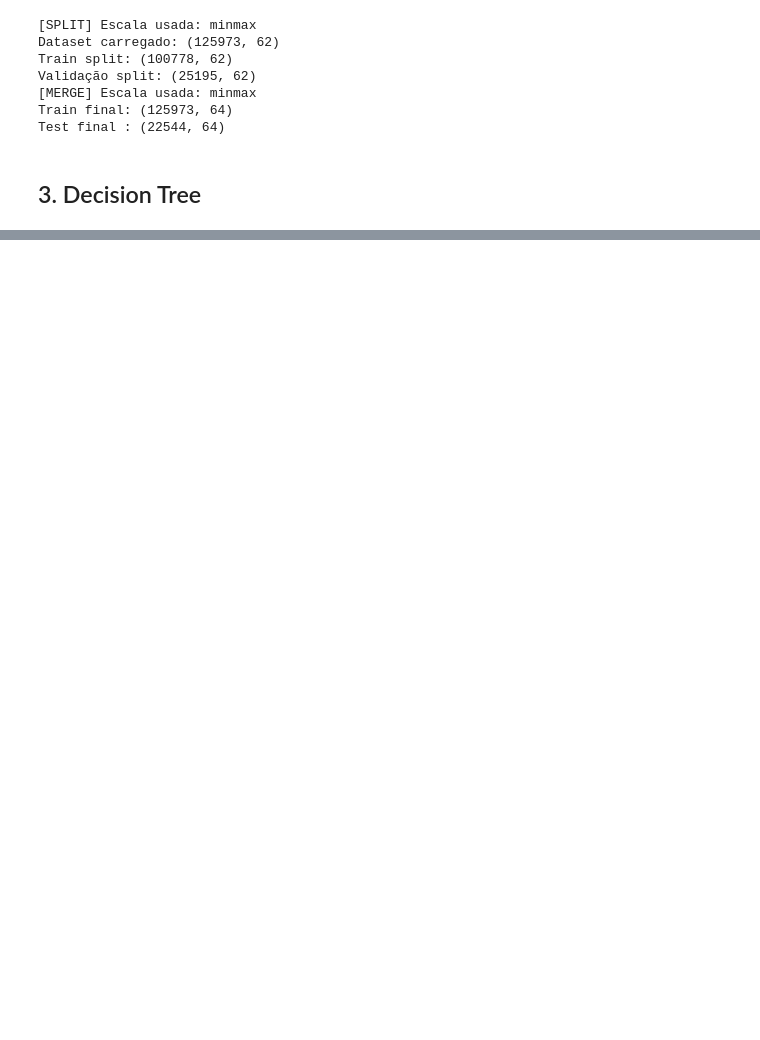
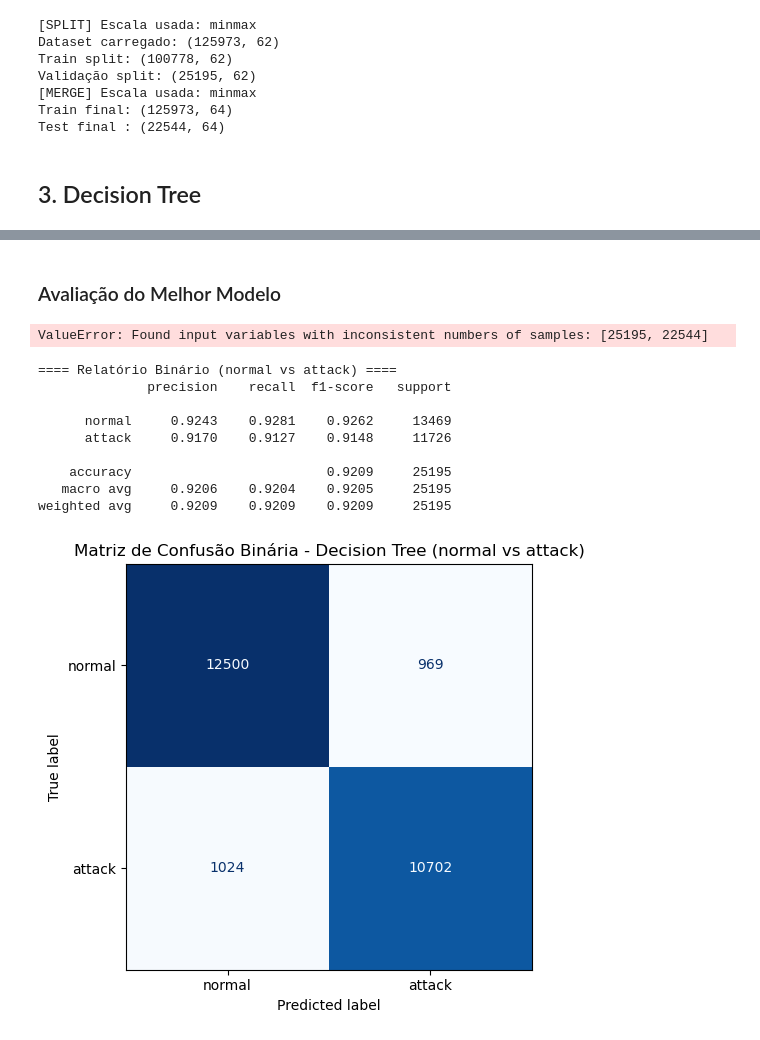
Before and after one commit to pedro-coelho-dr/ml-ids, a Jupyter notebook: notebooks/03_03_decision_tree.ipynb, the cells around one changed output, grey strips where cells are left out. Cells and saved outputs as stored; diff of their text form; code cells hidden in the pictures; blank space fills up the shorter version.

Commit message:
adding decision tree analysis

```diff
--- a/notebooks/03_03_decision_tree.ipynb
+++ b/notebooks/03_03_decision_tree.ipynb
@@ -106,0 +308,58 @@ Test final : (22544, 64)
+# %% [markdown]
+### Avaliação do Melhor Modelo
+# %%
+# Visualização da matriz de confusão multiclasse
+y_val_labels = le.inverse_transform(y_val_enc)
+y_pred_labels = le.inverse_transform(y_pred)
+
+# Relatório detalhado por classe
+report_dict = classification_report(
+    y_val_labels,
+    y_pred_labels,
+    output_dict=True,
+    digits=4
+)
+report_df = pd.DataFrame(report_dict).transpose()
+print(report_df)
+
+
+labels = sorted(pd.Series(y_val_labels).unique())
+cm = confusion_matrix(y_val_labels, y_pred_labels, labels=labels)
+
+fig, ax = plt.subplots(figsize=(10, 8))
+disp = ConfusionMatrixDisplay(confusion_matrix=cm, display_labels=labels)
+disp.plot(cmap="Blues", xticks_rotation=45, ax=ax, colorbar=False)
+plt.title("Matriz de Confusão - Decision Tree (Validação)")
+plt.grid(False)
+plt.tight_layout()
+plt.show()
+# %% [output]
+ValueError: Found input variables with inconsistent numbers of samples: [25195, 22544]
+# %%
+# Avaliação binária (normal vs ataque)
+y_val_bin = pd.Series(y_val_labels).apply(lambda x: 0 if x == "normal" else 1)
+y_pred_bin = pd.Series(y_pred_labels).apply(lambda x: 0 if x == "normal" else 1)
+
+print("==== Relatório Binário (normal vs attack) ====")
+print(classification_report(y_val_bin, y_pred_bin, target_names=["normal", "attack"], digits=4))
+
+cm_bin = confusion_matrix(y_val_bin, y_pred_bin)
+disp = ConfusionMatrixDisplay(confusion_matrix=cm_bin, display_labels=["normal", "attack"])
+
+fig, ax = plt.subplots(figsize=(6, 5))
+disp.plot(cmap="Blues", ax=ax, colorbar=False)
+plt.title("Matriz de Confusão Binária - Decision Tree (normal vs attack)")
+plt.grid(False)
+plt.tight_layout()
+plt.show()
+# %% [output]
+==== Relatório Binário (normal vs attack) ====
+              precision    recall  f1-score   support
+
+      normal     0.9243    0.9281    0.9262     13469
+      attack     0.9170    0.9127    0.9148     11726
+
+    accuracy                         0.9209     25195
+   macro avg     0.9206    0.9204    0.9205     25195
+weighted avg     0.9209    0.9209    0.9209     25195
+[figure, added]
```
Also changed, not shown: parts of 13 cells of this notebook, 1 other file.
